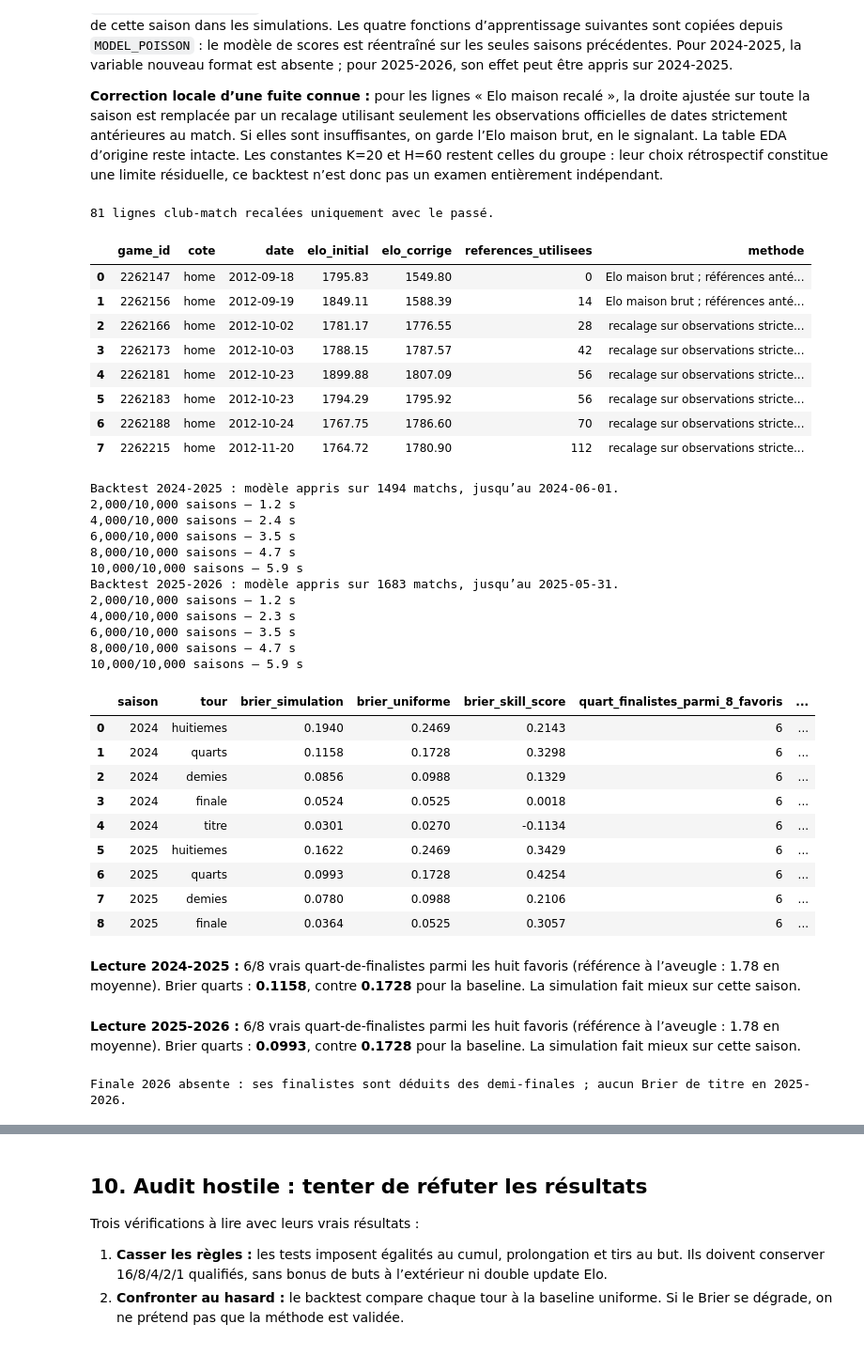
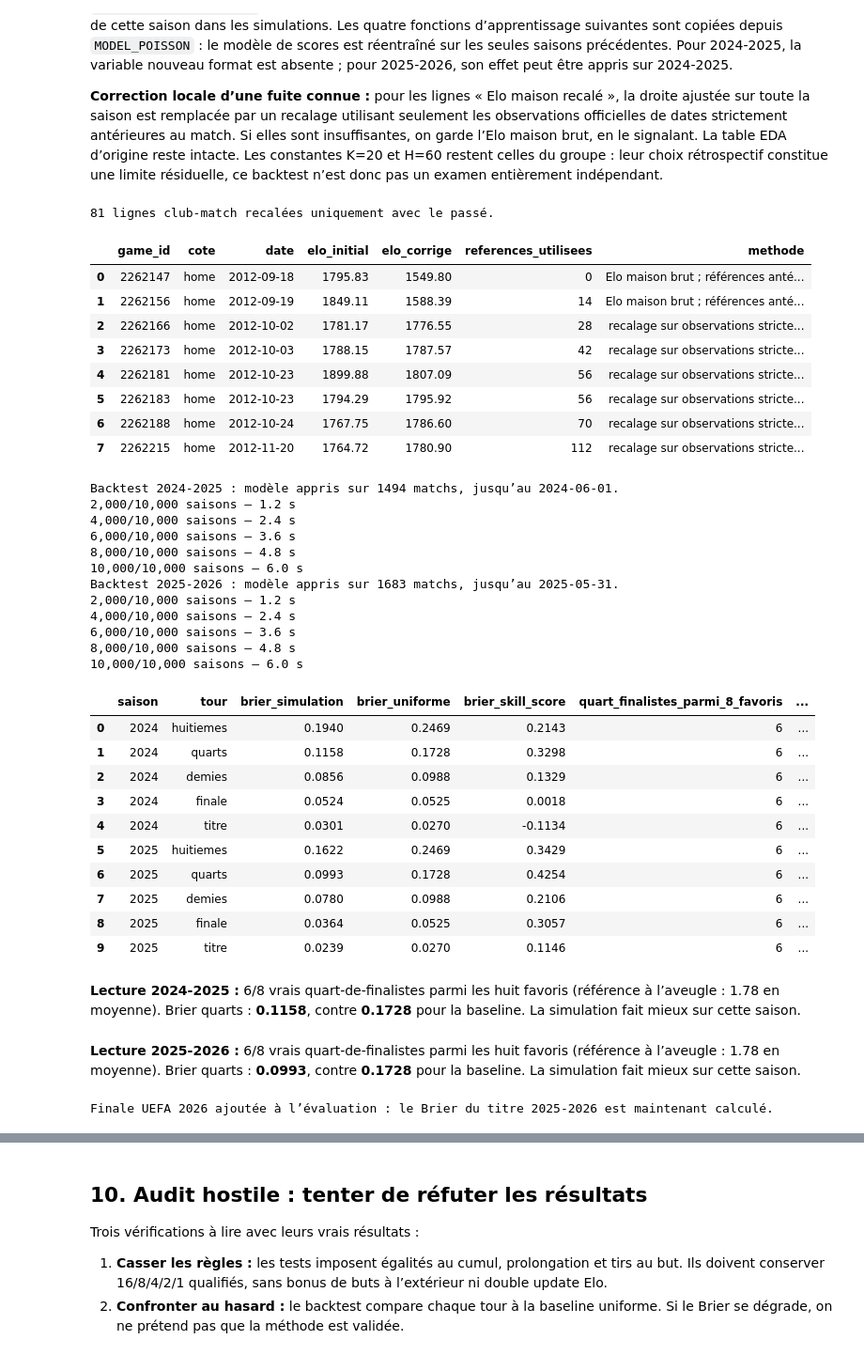
Before and after one commit to moussa197/CHAMPIONS-, a Jupyter notebook: analyse/SIMULATION_2026.ipynb, the cells around one changed output, grey strips where cells are left out. Shown at 94% size. Drawn from its saved outputs; the diff is of its cells as text; code cells hidden in the pictures.

Commit message:
test: ajout finale 2026 et fix reproductibilité (Python 3.12/3.13)

```diff
--- a/analyse/SIMULATION_2026.ipynb
+++ b/analyse/SIMULATION_2026.ipynb
@@ -823,8 +950,10 @@ def realite_saison(saison, historique, jeux):
     if len(finale) == 1:
         f = finale.iloc[0]
         resultat['finale'] = {int(f.home_club_id), int(f.away_club_id)}
-        assert f.home_club_goals != f.away_club_goals, 'Vainqueur réel de la finale non identifiable.'
-        resultat['titre'] = {int(f.home_club_id if f.home_club_goals > f.away_club_goals else f.away_club_id)}
+        if f.home_club_goals != f.away_club_goals:
+            resultat['titre'] = {int(f.home_club_id if f.home_club_goals > f.away_club_goals else f.away_club_id)}
+        elif saison not in FINALES_COMPLEMENTAIRES:
+            raise ValueError('Vainqueur réel de la finale non identifiable sans complément sourcé.')
     else:
         assert finale.empty
         # La finale 2026 est absente ; ses finalistes sont observables grâce aux demi-finales.
@@ -848,10 +977,10 @@ def realite_saison(saison, historique, jeux):
             finalistes.add(max(cumul, key=cumul.get))
         assert len(finalistes) == 2
         resultat['finale'] = finalistes
-        # Pas de résultat de titre inventé : cette métrique ne sera pas calculée.
+        # Un éventuel complément UEFA est appliqué uniquement après les contrôles ci-dessous.
     for tour, nombre in [('huitiemes', 16), ('quarts', 8), ('demies', 4), ('finale', 2)]:
         assert len(resultat[tour]) == nombre, (saison, tour, resultat[tour])
-    return resultat
+    return appliquer_complement_finale(saison, resultat, FINALES_COMPLEMENTAIRES, jeux)
 
 
 def evaluer_backtest(saison, resultats, observes):
@@ -896,45 +1025,46 @@ for saison in [2024, 2025]:
                      f'{q.quart_finalistes_attendus_aveugle:.2f} en moyenne). Brier quarts : '
                      f'**{q.brier_simulation:.4f}**, contre **{q.brier_uniforme:.4f}** pour la baseline. '
                      + ('La simulation fait mieux sur cette saison.' if q.brier_simulation < q.brier_uniforme
                         else 'La simulation ne bat pas la baseline sur cette saison.')))
-assert not ((backtest.saison == 2025) & (backtest.tour == 'titre')).any()
-print('Finale 2026 absente : ses finalistes sont déduits des demi-finales ; aucun Brier de titre en 2025-2026.')
+assert ((backtest.saison == 2025) & (backtest.tour == 'titre')).sum() == 1
+print('Finale UEFA 2026 ajoutée à l’évaluation : le Brier du titre 2025-2026 est maintenant calculé.')
 # %% [output]
 81 lignes club-match recalées uniquement avec le passé.
 |  | game_id | cote | date | elo_initial | elo_corrige | references_utilisees | methode |
 | 0 | 2262147 | home | 2012-09-18 | 1795.83 | 1549.80 | 0 | Elo maison brut ; références anté... |
 | 1 | 2262156 | home | 2012-09-19 | 1849.11 | 1588.39 | 14 | Elo maison brut ; références anté... |
 | 2 | 2262166 | home | 2012-10-02 | 1781.17 | 1776.55 | 28 | recalage sur observations stricte... |
 | 3 | 2262173 | home | 2012-10-03 | 1788.15 | 1787.57 | 42 | recalage sur observations stricte... |
 | 4 | 2262181 | home | 2012-10-23 | 1899.88 | 1807.09 | 56 | recalage sur observations stricte... |
 | 5 | 2262183 | home | 2012-10-23 | 1794.29 | 1795.92 | 56 | recalage sur observations stricte... |
 | 6 | 2262188 | home | 2012-10-24 | 1767.75 | 1786.60 | 70 | recalage sur observations stricte... |
 | 7 | 2262215 | home | 2012-11-20 | 1764.72 | 1780.90 | 112 | recalage sur observations stricte... |
 Backtest 2024-2025 : modèle appris sur 1494 matchs, jusqu’au 2024-06-01.
 2,000/10,000 saisons — 1.2 s
 4,000/10,000 saisons — 2.4 s
-6,000/10,000 saisons — 3.5 s
-8,000/10,000 saisons — 4.7 s
-10,000/10,000 saisons — 5.9 s
+6,000/10,000 saisons — 3.6 s
+8,000/10,000 saisons — 4.8 s
+10,000/10,000 saisons — 6.0 s
 Backtest 2025-2026 : modèle appris sur 1683 matchs, jusqu’au 2025-05-31.
 2,000/10,000 saisons — 1.2 s
-4,000/10,000 saisons — 2.3 s
-6,000/10,000 saisons — 3.5 s
-8,000/10,000 saisons — 4.7 s
-10,000/10,000 saisons — 5.9 s
+4,000/10,000 saisons — 2.4 s
+6,000/10,000 saisons — 3.6 s
+8,000/10,000 saisons — 4.8 s
+10,000/10,000 saisons — 6.0 s
 |  | saison | tour | brier_simulation | brier_uniforme | brier_skill_score | quart_finalistes_parmi_8_favoris | ... |
 | 0 | 2024 | huitiemes | 0.1940 | 0.2469 | 0.2143 | 6 | ... |
 | 1 | 2024 | quarts | 0.1158 | 0.1728 | 0.3298 | 6 | ... |
 | 2 | 2024 | demies | 0.0856 | 0.0988 | 0.1329 | 6 | ... |
 | 3 | 2024 | finale | 0.0524 | 0.0525 | 0.0018 | 6 | ... |
 | 4 | 2024 | titre | 0.0301 | 0.0270 | -0.1134 | 6 | ... |
 | 5 | 2025 | huitiemes | 0.1622 | 0.2469 | 0.3429 | 6 | ... |
 | 6 | 2025 | quarts | 0.0993 | 0.1728 | 0.4254 | 6 | ... |
 | 7 | 2025 | demies | 0.0780 | 0.0988 | 0.2106 | 6 | ... |
 | 8 | 2025 | finale | 0.0364 | 0.0525 | 0.3057 | 6 | ... |
+| 9 | 2025 | titre | 0.0239 | 0.0270 | 0.1146 | 6 | ... |
 **Lecture 2024-2025 :** 6/8 vrais quart-de-finalistes parmi les huit favoris (référence à l’aveugle : 1.78 en moyenne). Brier quarts : **0.1158**, contre **0.1728** pour la baseline. La simulation fait mieux sur cette saison.
 **Lecture 2025-2026 :** 6/8 vrais quart-de-finalistes parmi les huit favoris (référence à l’aveugle : 1.78 en moyenne). Brier quarts : **0.0993**, contre **0.1728** pour la baseline. La simulation fait mieux sur cette saison.
-Finale 2026 absente : ses finalistes sont déduits des demi-finales ; aucun Brier de titre en 2025-2026.
+Finale UEFA 2026 ajoutée à l’évaluation : le Brier du titre 2025-2026 est maintenant calculé.
 # %% [markdown]
 Le score de Brier est la moyenne de `(probabilité − résultat observé)²` sur les 36 clubs,
 séparément pour chaque tour. Une amélioration par rapport à l’uniforme est utile, mais
```
Also changed, not shown: parts of 8 cells of this notebook, 3 other files.
